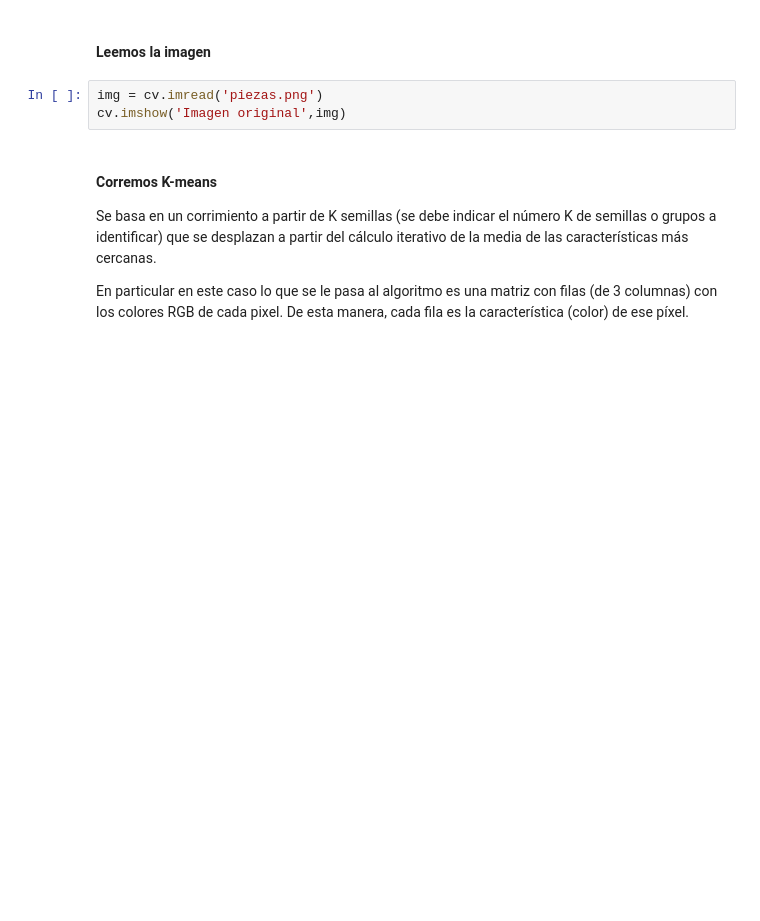
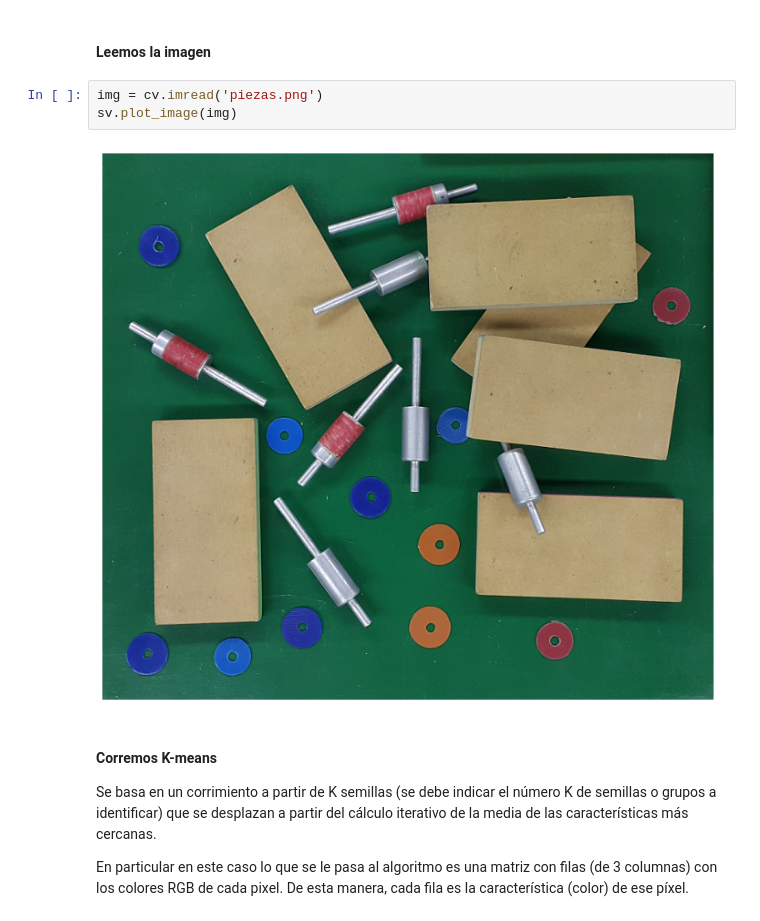
Before and after one commit to FIUBA-Posgrado-Inteligencia-Artificial/vision_computadora_I, a Jupyter notebook: Codigo/Clase6/01.K-Means.ipynb, the cells around one changed output. Saved outputs shown, nothing was run; the diff lists cells and outputs as text; blank space fills up the shorter version.

```diff
--- a/Codigo/Clase6/01.K-Means.ipynb
+++ b/Codigo/Clase6/01.K-Means.ipynb
@@ -9,7 +9,9 @@ import supervision as sv
 ####  Leemos la imagen
 # %%
 img = cv.imread('piezas.png')
-cv.imshow('Imagen original',img)
+sv.plot_image(img)
+# %% [output]
+[figure, added]
 # %% [markdown]
 #### Corremos K-means
 
```
Also changed, not shown: parts of 4 cells of this notebook, 3 other files.
